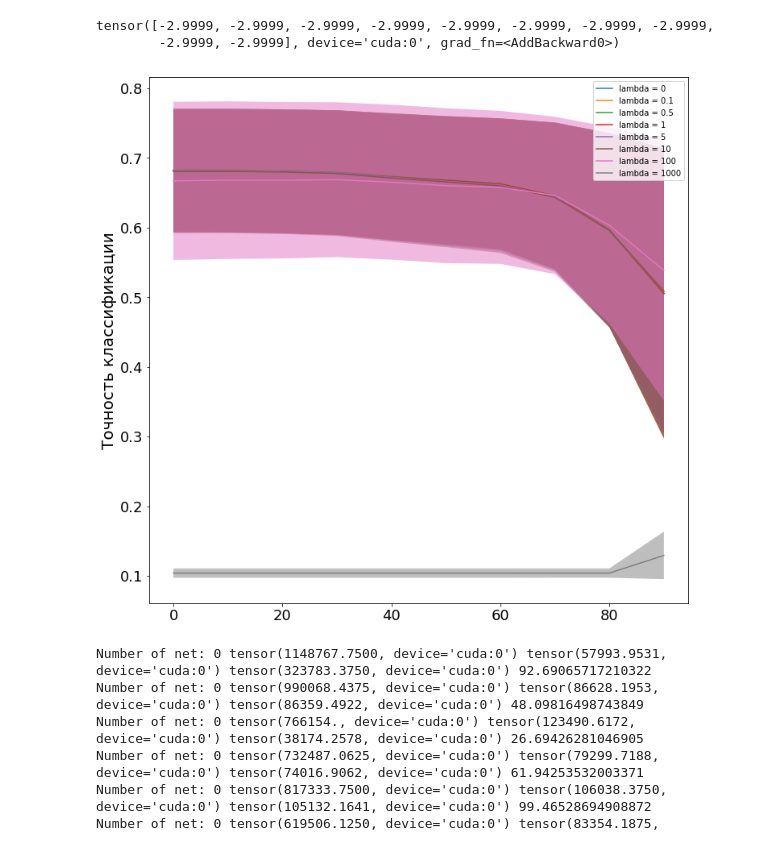
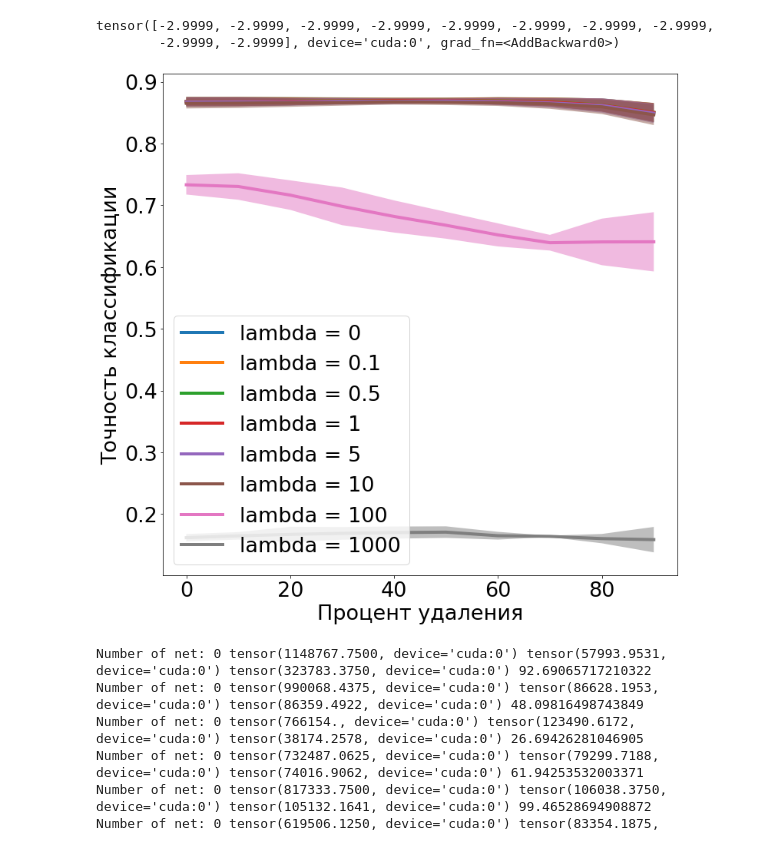
Before and after one commit to Intelligent-Systems-Phystech/2020-Project60, a Jupyter notebook: code/Torch_var_problems_hypernet.ipynb, the cells around one changed output. Cells and saved outputs as stored; diff of their text form; code cells hidden in the pictures.

```diff
--- a/code/Torch_var_problems_hypernet.ipynb
+++ b/code/Torch_var_problems_hypernet.ipynb
@@ -469,23 +469,25 @@ def delete_10(acc_delete, prune_coef, mu, sigma, nets, out):
 # %%
 def graph(acc_delete, lamb):
     proc = [0,10,20,30,40,50,60,70,80,90]
     plt.rcParams['figure.figsize'] = 12, 12
+    plt.rcParams.update({'font.size': 27})
+    plt.rc('lines', linewidth=4)
     for k, lam in enumerate(lamb):
         acc_delete_n = np.array(acc_delete[k])
         plt.plot(proc, np.mean(acc_delete_n, 1), label = 'lambda = {}'.format(str(lam)))
         # откладываем ошибку вокруг среднего, альфа - прозрачность линии
         plt.fill_between(proc, np.mean(acc_delete_n, 1)  + np.std(acc_delete_n, 1) , np.mean(acc_delete_n, 1) - np.std(acc_delete_n, 1) , alpha = 0.5 )
-    plt.ylabel('Точность классификации', fontsize = 20)
-    plt.xlabel('Процент удаления', fontsize = 20)
-    plt.tick_params(axis='both', which='major', labelsize=18)
-    plt.legend(loc='best')
-    plt.savefig('Lowrank_lamn50_sn3+1')
+    plt.ylabel('Точность классификации', fontsize = 27)
+    plt.xlabel('Процент удаления', fontsize = 27)
+    plt.tick_params(axis='both', which='major', labelsize=27)
+    plt.legend(loc='lower left')
+    plt.savefig('Hypernet_linear_lamn1_sn3+1')
     plt.show()
 
-#acc_delete = load('Hypernet_lowrank_lamn50_x')
-#graph(acc_delete, lamb)
+acc_delete = load('Hypernet_linear_lamn1_sn3+1')
+graph(acc_delete, lamb)
 # %% [output]
-[figure, old version]
+[figure, new version]
 # %%
 # проверяем, что фокусов тут нет, удаляем оставшиеся 10%\
 def delete_last10():
```
Also changed, not shown: 23 other files.
